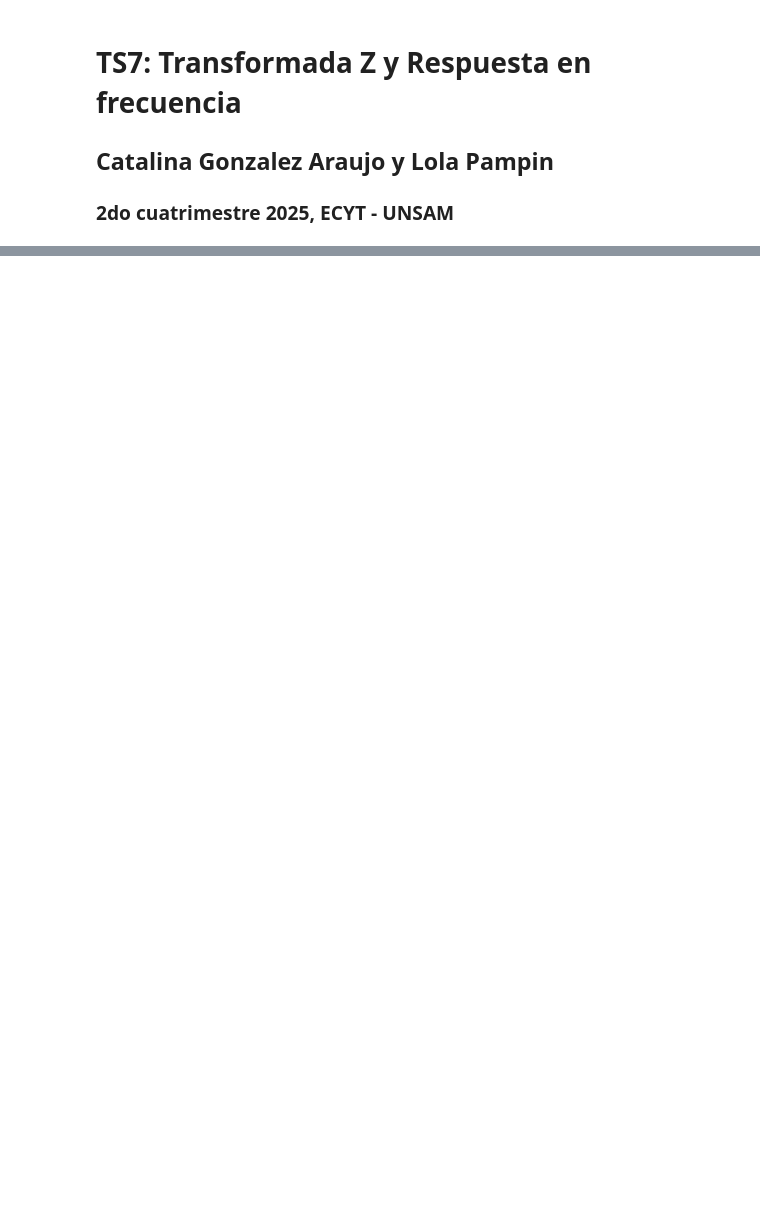
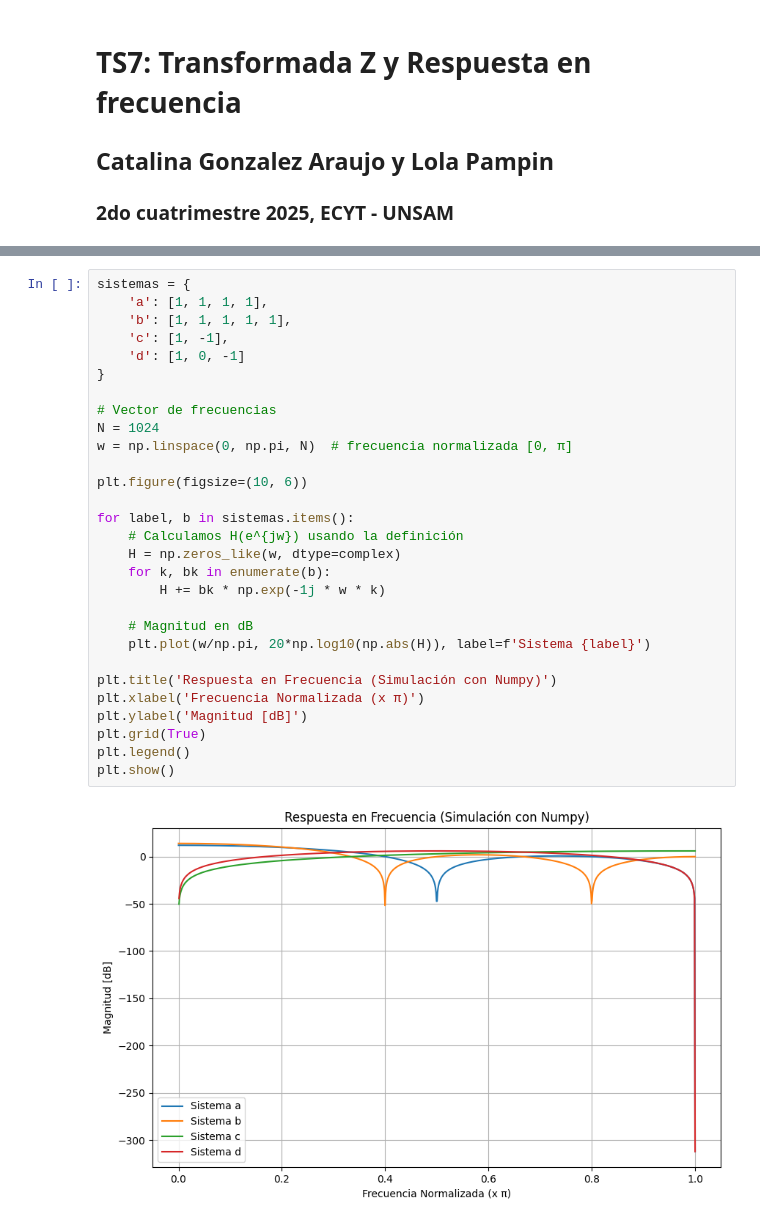
Before and after one commit to LolaPampin07/TS7, a Jupyter notebook: ts7.ipynb, the cells around one changed output, grey strips where cells are left out. Drawn from its saved outputs; the diff is of its cells as text; blank space fills up the shorter version.

```diff
--- a/ts7.ipynb
+++ b/ts7.ipynb
@@ -119,0 +201,31 @@ plt.show()
+# %%
+sistemas = {
+    'a': [1, 1, 1, 1],
+    'b': [1, 1, 1, 1, 1],
+    'c': [1, -1],
+    'd': [1, 0, -1]
+}
+
+# Vector de frecuencias
+N = 1024
+w = np.linspace(0, np.pi, N)  # frecuencia normalizada [0, π]
+
+plt.figure(figsize=(10, 6))
+
+for label, b in sistemas.items():
+    # Calculamos H(e^{jw}) usando la definición
+    H = np.zeros_like(w, dtype=complex)
+    for k, bk in enumerate(b):
+        H += bk * np.exp(-1j * w * k)
+
+    # Magnitud en dB
+    plt.plot(w/np.pi, 20*np.log10(np.abs(H)), label=f'Sistema {label}')
+
+plt.title('Respuesta en Frecuencia (Simulación con Numpy)')
+plt.xlabel('Frecuencia Normalizada (x π)')
+plt.ylabel('Magnitud [dB]')
+plt.grid(True)
+plt.legend()
+plt.show()
+# %% [output]
+[figure, added]
```
Also changed, not shown: parts of 6 cells of this notebook, 1 other file.
